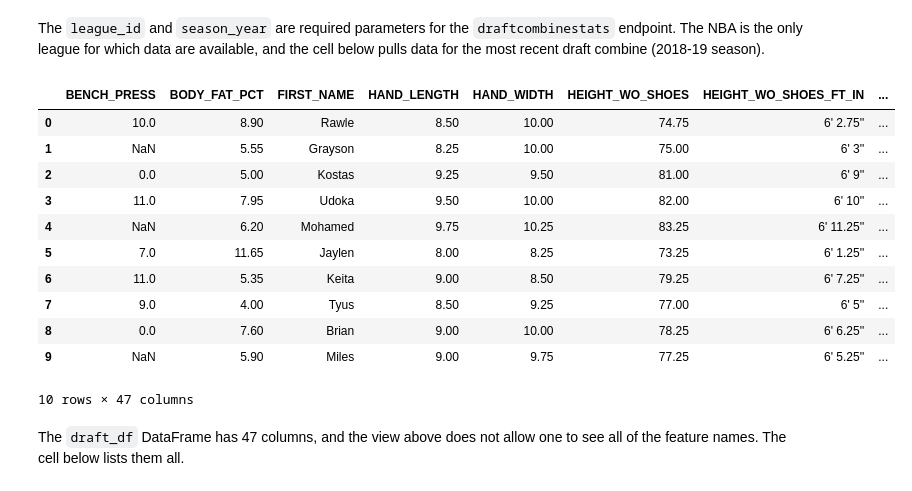
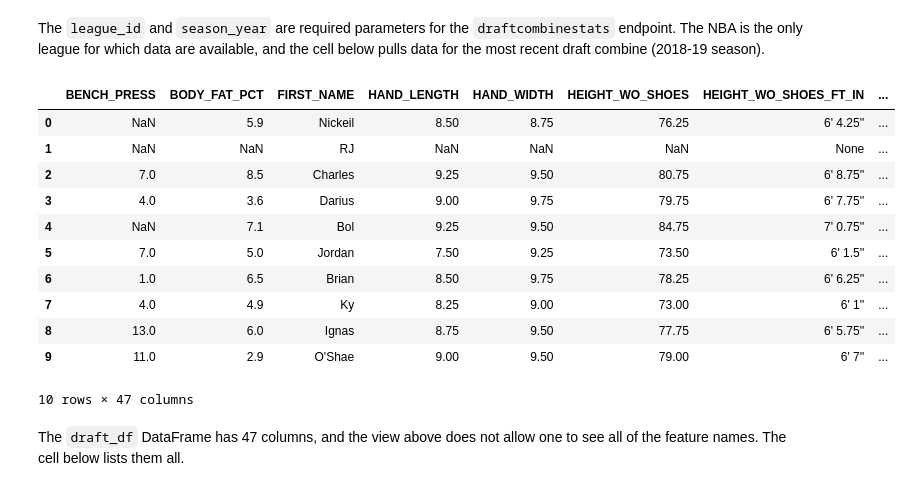
Before and after one commit to basketballrelativity/draft_combine, a Jupyter notebook: draft_combine.ipynb, the cells around one changed output. Saved outputs shown, nothing was run; the diff lists cells and outputs as text; code cells hidden in the pictures.

```diff
--- a/draft_combine.ipynb
+++ b/draft_combine.ipynb
@@ -23,6 +23,7 @@ HEADERS = {'Connection': 'close',
            'Host': 'stats.nba.com',
            'Origin': 'http://stats.nba.com',
            'Upgrade-Insecure-Requests': '1',
+           'Referer': 'stats.nba.com',
            'User-Agent': 'Mozilla/5.0 (Macintosh; Intel Mac OS X 10_13_2)' + \
                          'AppleWebKit/537.36 (KHTML, like Gecko) ' + \
                          'Chrome/66.0.3359.117 Safari/537.36'}
@@ -32,25 +33,25 @@ pd.options.mode.chained_assignment = None  # Disabling pandas SetWithCopyWarning
 The `league_id` and `season_year` are required parameters for the `draftcombinestats` endpoint. The NBA is the only league for which data are available, and the cell below pulls data for the most recent draft combine (2018-19 season).
 # %%
 league_id = '00' #NBA
-season_year = '2018-19'
+season_year = '2019-20'
 draft_data = draft.Draft(headers=HEADERS,
                          endpoint='draftcombinestats',
                          league_id=league_id,
                          season_year=season_year)
 draft_df = pd.DataFrame(draft_data.data['DraftCombineStats'])
 draft_df.head(10)
 # %% [output]
 |  | BENCH_PRESS | BODY_FAT_PCT | FIRST_NAME | HAND_LENGTH | HAND_WIDTH | HEIGHT_WO_SHOES | HEIGHT_WO_SHOES_FT_IN | ... |
-| 0 | 10.0 | 8.90 | Rawle | 8.50 | 10.00 | 74.75 | 6' 2.75'' | ... |
-| 1 | NaN | 5.55 | Grayson | 8.25 | 10.00 | 75.00 | 6' 3'' | ... |
-| 2 | 0.0 | 5.00 | Kostas | 9.25 | 9.50 | 81.00 | 6' 9'' | ... |
-| 3 | 11.0 | 7.95 | Udoka | 9.50 | 10.00 | 82.00 | 6' 10'' | ... |
-| 4 | NaN | 6.20 | Mohamed | 9.75 | 10.25 | 83.25 | 6' 11.25'' | ... |
-| 5 | 7.0 | 11.65 | Jaylen | 8.00 | 8.25 | 73.25 | 6' 1.25'' | ... |
-| 6 | 11.0 | 5.35 | Keita | 9.00 | 8.50 | 79.25 | 6' 7.25'' | ... |
-| 7 | 9.0 | 4.00 | Tyus | 8.50 | 9.25 | 77.00 | 6' 5'' | ... |
-| 8 | 0.0 | 7.60 | Brian | 9.00 | 10.00 | 78.25 | 6' 6.25'' | ... |
-| 9 | NaN | 5.90 | Miles | 9.00 | 9.75 | 77.25 | 6' 5.25'' | ... |
+| 0 | NaN | 5.9 | Nickeil | 8.50 | 8.75 | 76.25 | 6' 4.25'' | ... |
+| 1 | NaN | NaN | RJ | NaN | NaN | NaN | None | ... |
+| 2 | 7.0 | 8.5 | Charles | 9.25 | 9.50 | 80.75 | 6' 8.75'' | ... |
+| 3 | 4.0 | 3.6 | Darius | 9.00 | 9.75 | 79.75 | 6' 7.75'' | ... |
+| 4 | NaN | 7.1 | Bol | 9.25 | 9.50 | 84.75 | 7' 0.75'' | ... |
+| 5 | 7.0 | 5.0 | Jordan | 7.50 | 9.25 | 73.50 | 6' 1.5'' | ... |
+| 6 | 1.0 | 6.5 | Brian | 8.50 | 9.75 | 78.25 | 6' 6.25'' | ... |
+| 7 | 4.0 | 4.9 | Ky | 8.25 | 9.00 | 73.00 | 6' 1'' | ... |
+| 8 | 13.0 | 6.0 | Ignas | 8.75 | 9.50 | 77.75 | 6' 5.75'' | ... |
+| 9 | 11.0 | 2.9 | O'Shae | 9.00 | 9.50 | 79.00 | 6' 7'' | ... |
 10 rows × 47 columns
 # %% [markdown]
 The `draft_df` DataFrame has 47 columns, and the view above does not allow one to see all of the feature names. The cell below lists them all.
```
Also changed, not shown: parts of 15 cells of this notebook.
